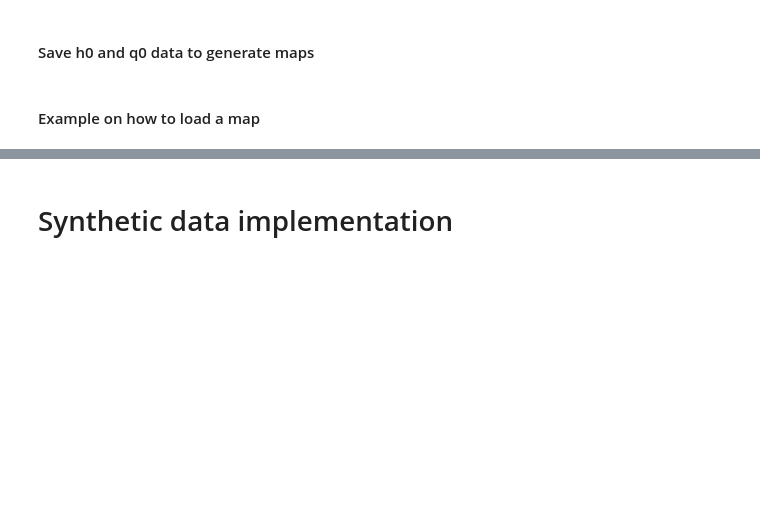
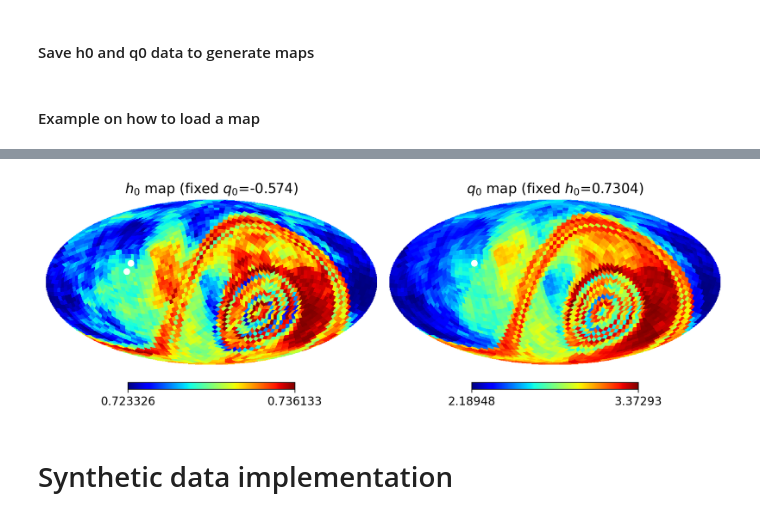
Before and after one commit to leoriohub/cosmographic_analysis, a Jupyter notebook: main.ipynb, the cells around one changed output, grey strips where cells are left out. Saved outputs shown, nothing was run; the diff lists cells and outputs as text; code cells hidden in the pictures; blank space fills up the shorter version.

```diff
--- a/main.ipynb
+++ b/main.ipynb
@@ -234,0 +221,17 @@ max_q0_anis_ra = np.degrees(max_q0_anis_phi)
+# %%
+delta_h0_max_ind = np.argmax(np.abs(delta_h0))
+delta_q0_max_ind = np.argmax(np.abs(delta_q0))
+
+max_q0_anis_vec = healpix_dirs[delta_q0_max_ind]
+max_q0_anis_theta, max_q0_anis_phi = hp.vec2ang(max_q0_anis_vec)
+
+max_h0_anis_vec = healpix_dirs[delta_h0_max_ind]
+max_h0_anis_theta, max_h0_anis_phi = hp.vec2ang(max_h0_anis_vec)
+# convert back to dec, ra
+
+
+# max_q0_anis_dec = np.degrees(np.pi/2 - max_q0_anis_theta)
+# max_q0_anis_ra = np.degrees(max_q0_anis_phi)
+
+max_h0_anis_dec = np.degrees(np.pi/2 - max_h0_anis_theta)
+max_h0_anis_ra = np.degrees(max_h0_anis_phi)
@@ -260,3 +269,26 @@ plt.show()
+# %%
+
+
+plt.figure(figsize=(15, 5))
+
+hp.mollview(h0_sn, coord="cg", title=rf'$h_0$ map (fixed $q_0$={q0f_sn})', unit='', notext=True, norm='hist', cmap='jet',
+            min=min(h0_sn), max=max(h0_sn), fig=1, sub=(1, 3, 1))
+hp.projplot(max_h0_anis_theta, max_h0_anis_phi, 'wo')  # Add a red dot
+
+hp.mollview(q0_sn, coord="cg", title=rf'$q_0$ map (fixed $h_0$={h0f_sn})', unit='', notext=True, norm='hist', cmap='jet',
+            min=min(q0_sn), max=max(q0_sn), fig=1, sub=(1, 3, 2))
+hp.projplot(max_q0_anis_theta, max_q0_anis_phi, 'wo')  # Add a red dot
+
+# Uncomment the following if you have a third map to plot
+# hp.mollview(q0map, coord="cg", title=rf'$q_0$ map (fixed $h_0$={h0f_planck})', unit='', notext=True, norm='hist', cmap='jet',
+#             min=min(q0), max=max(q0), fig=1, sub=(1, 3, 3))
+# hp.projplot(max_theta_rad, max_phi_rad, 'ro')  # Add a red dot
+
+map_filename = f'figures/{prefix_name}[FULL](hf={h0f}_qf={q0f})({zup}>z>{zdown}).png'
+# plt.savefig(map_filename)
+plt.show()
+# %% [output]
+[figure, added]
 # %% [markdown]
 # Synthetic data implementation
 # %% [markdown]
```
Also changed, not shown: parts of 13 cells of this notebook, 3 other files.
